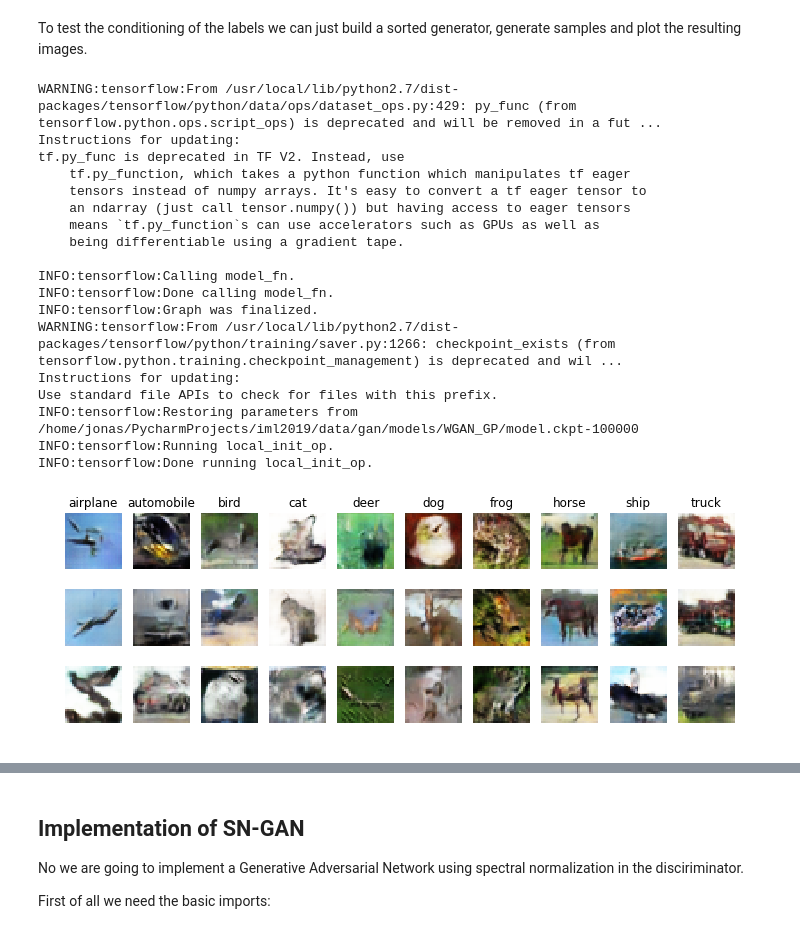
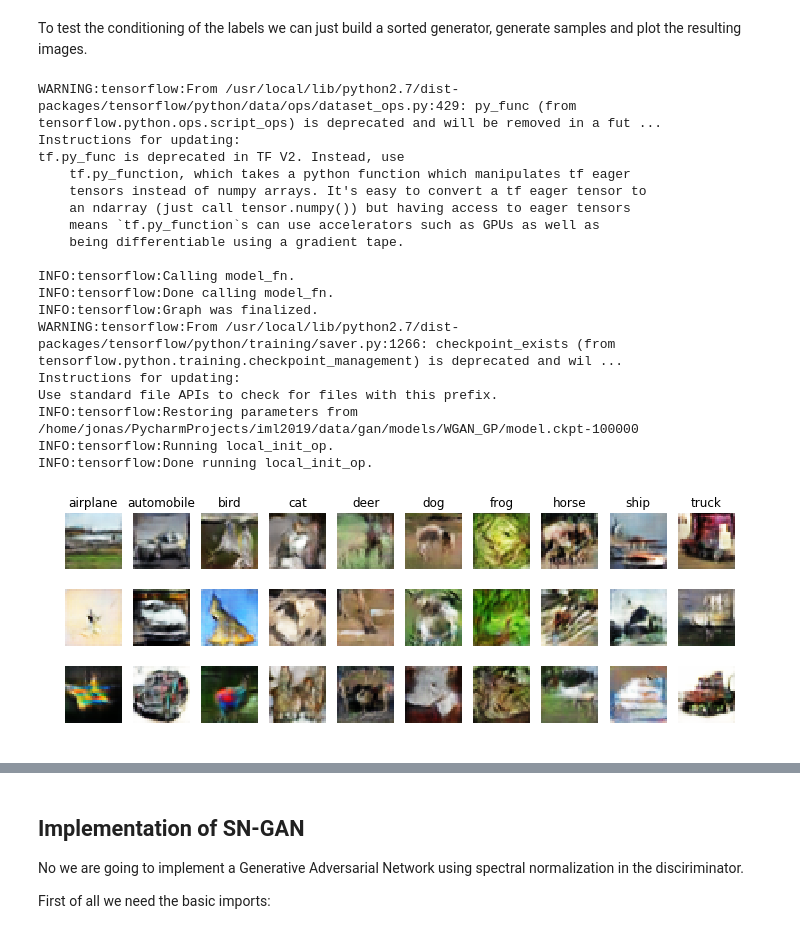
Before and after one commit to 3pia/iml2019, a Jupyter notebook: gan_tutorial.ipynb, the cells around one changed output, grey strips where cells are left out. Cells and saved outputs as stored; diff of their text form; code cells hidden in the pictures.

```diff
--- a/gan_tutorial.ipynb
+++ b/gan_tutorial.ipynb
@@ -755,42 +755,40 @@ To test the conditioning of the labels we can just build a sorted generator, gen
 from plotting import plot_cond_images
 
 def sorted_generator(LATENT_DIM):
-    (x_train, y_train), (x_test, y_test) = tf.keras.datasets.cifar10.load_data()
+    (images, y_train), (x_test, y_test) = tf.keras.datasets.cifar10.load_data()
     labels = y_train
-    nsamples = x_train.shape[0]
-    images = 2 * (x_train / 255. - 0.5)
-    images = images.astype(np.float32)
+    nsamples = images.shape[0]
+    images = 2 * (images / 255. - 0.5)
     while True:
-        noise = np.random.randn(nsamples, LATENT_DIM)
         labels = np.expand_dims(np.tile(np.arange(10), 5000), axis=-1)
         for i in range(nsamples):
-            yield ((noise[i], labels[i]), (images[i]))
+            yield ((np.random.randn(LATENT_DIM), labels[i]), (images[i].astype(np.float32)   ))
 
 result = gan_estimator.predict(lambda: batched_dataset(BATCH_SIZE, LATENT_DIM, sorted_generator))
 images = []
 for i, image in zip(range(30), result):
     images.append(255 * (image / 2. + 0.5))
 plot_cond_images(images)
 # %% [output]
 WARNING:tensorflow:From /usr/local/lib/python2.7/dist-packages/tensorflow/python/data/ops/dataset_ops.py:429: py_func (from tensorflow.python.ops.script_ops) is deprecated and will be removed in a fut ...
 Instructions for updating:
 tf.py_func is deprecated in TF V2. Instead, use
     tf.py_function, which takes a python function which manipulates tf eager
     tensors instead of numpy arrays. It's easy to convert a tf eager tensor to
     an ndarray (just call tensor.numpy()) but having access to eager tensors
     means `tf.py_function`s can use accelerators such as GPUs as well as
     being differentiable using a gradient tape.
 
 INFO:tensorflow:Calling model_fn.
 INFO:tensorflow:Done calling model_fn.
 INFO:tensorflow:Graph was finalized.
 WARNING:tensorflow:From /usr/local/lib/python2.7/dist-packages/tensorflow/python/training/saver.py:1266: checkpoint_exists (from tensorflow.python.training.checkpoint_management) is deprecated and wil ...
 Instructions for updating:
 Use standard file APIs to check for files with this prefix.
 INFO:tensorflow:Restoring parameters from /home/jonas/PycharmProjects/iml2019/data/gan/models/WGAN_GP/model.ckpt-100000
 INFO:tensorflow:Running local_init_op.
 INFO:tensorflow:Done running local_init_op.
-[figure, old version]
+[figure, new version]
 # %% [markdown]
 <a name="wgan_results"></a>
 
```
Also changed, not shown: parts of 10 cells of this notebook.
